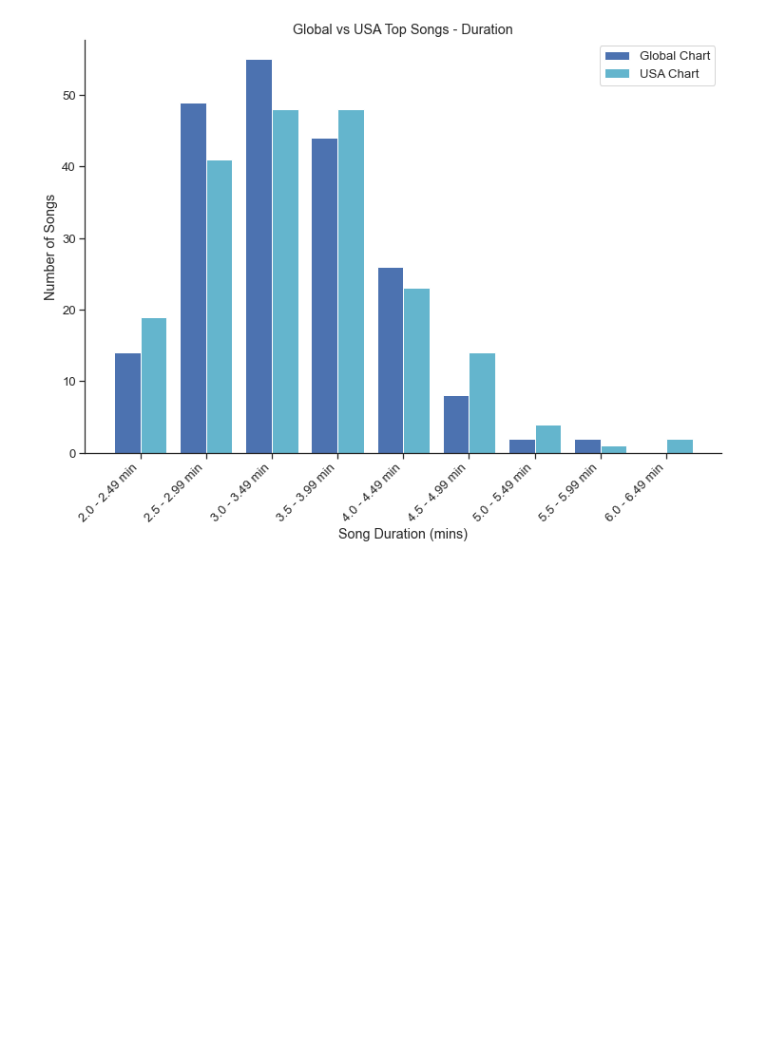
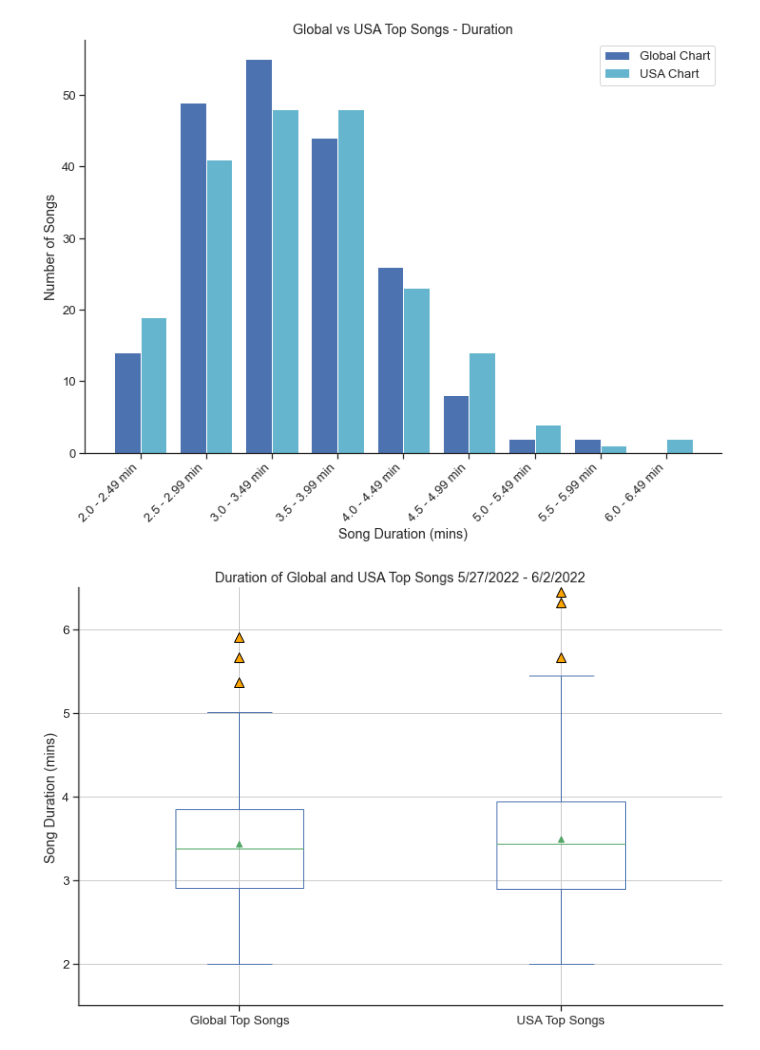
Before and after one commit to mbruns13/project_1_spotify, a Jupyter notebook: song_duration.ipynb, the cells around one changed output. Saved outputs shown, nothing was run; the diff lists cells and outputs as text; code cells hidden in the pictures; blank space fills up the shorter version.

Commit message:
creating combined boxplot

```diff
--- a/song_duration.ipynb
+++ b/song_duration.ipynb
@@ -760,3 +760,15 @@ plt.savefig("images/usa_global_bar.png",bbox_inches='tight')
 plt.show()
 # %% [output]
 [figure]
+# %%
+combined_duration_df = pd.DataFrame({'Global Top Songs': full_track_data["duration_mins"], 'USA Top Songs': us_track_data["duration_mins"]})
+#combined_duration_df
+flierprops = dict(marker='^', markerfacecolor='orange', markersize=10)
+ax = combined_duration_df[['Global Top Songs', 'USA Top Songs']].plot(kind='box', title='Duration of Global and USA Top Songs 5/27/2022 - 6/2/2022', flierprops=flierprops, showmeans=True, widths=(0.4, 0.4))
+ax.set_ylabel('Song Duration (mins)')
+plt.ylim(1.5, 6.5)
+plt.grid()
+plt.savefig("images/combined_boxplot.png",bbox_inches='tight')
+plt.show()
+# %% [output]
+[figure, added]
```
Also changed, not shown: parts of 3 cells of this notebook, 2 other files.
